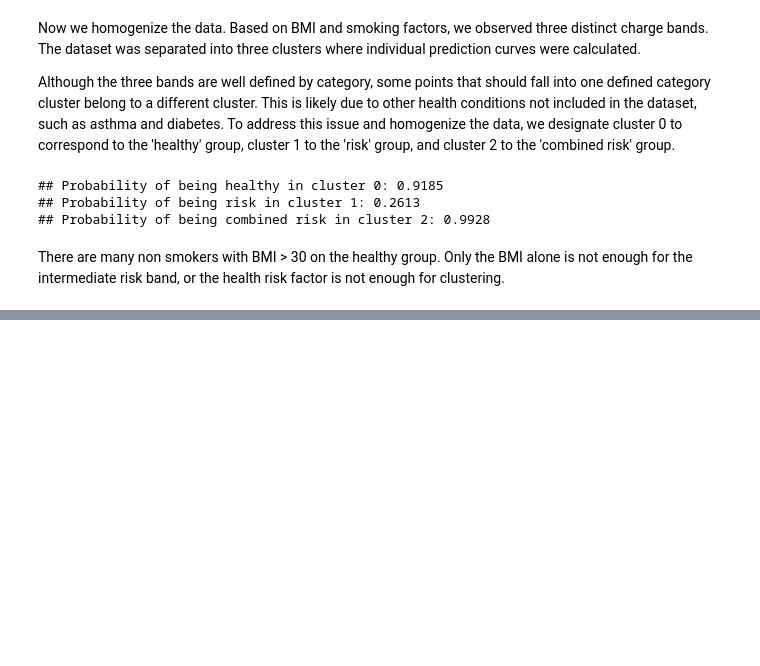
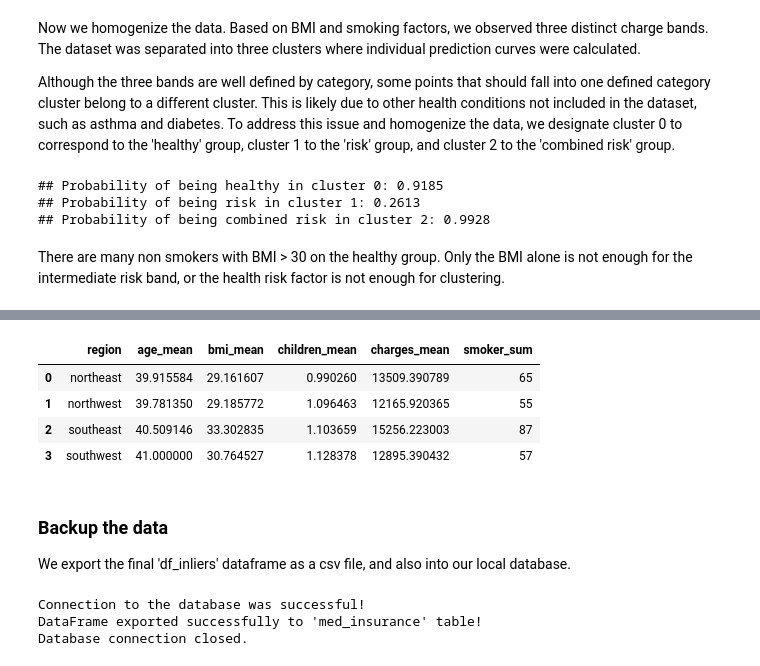
Before and after one commit to Somerillo/Hackathon2, a Jupyter notebook: hackaton2.ipynb, the cells around one changed output, grey strips where cells are left out. Drawn from its saved outputs; the diff is of its cells as text; code cells hidden in the pictures; blank space fills up the shorter version.

```diff
--- a/hackaton2.ipynb
+++ b/hackaton2.ipynb
@@ -728,0 +871,20 @@ There are many non smokers with BMI > 30 on the healthy group. Only the BMI alon
+# %%
+# we group by region and agg the data
+df_region_agg = df_inliers.groupby('region').agg({
+    'age': ['mean'],
+    'bmi': ['mean'],
+    'children': ['mean'],
+    'charges': ['mean'],
+    'smoker': ['sum']
+})
+
+# make it readable
+df_region_agg.columns = ['_'.join(col).strip() for col in df_region_agg.columns.values]
+df_region_agg = df_region_agg.reset_index()
+display(df_region_agg)
+# %% [output]
+|  | region | age_mean | bmi_mean | children_mean | charges_mean | smoker_sum |
+| 0 | northeast | 39.915584 | 29.161607 | 0.990260 | 13509.390789 | 65 |
+| 1 | northwest | 39.781350 | 29.185772 | 1.096463 | 12165.920365 | 55 |
+| 2 | southeast | 40.509146 | 33.302835 | 1.103659 | 15256.223003 | 87 |
+| 3 | southwest | 41.000000 | 30.764527 | 1.128378 | 12895.390432 | 57 |
@@ -729,3 +942,40 @@ There are many non smokers with BMI > 30 on the healthy group. Only the BMI alon
+# %% [markdown]
+### Backup the data
+
+We export the final 'df_inliers' dataframe as a csv file, and also into our local database.
+# %%
+# intto a CSV file
+df_inliers.to_csv('df_inliers.csv', index=False, encoding='utf-8')
+
+# connect to the postgresql database
+try:
+    connection = psycopg2.connect(
+        host=HOSTNAME,
+        port=PORT,
+        user=USERNAME,
+        password=PASSWORD,
+        database=DATABASE
+    )
+    print("Connection to the database was successful!")
+
+    # create an engine for exporting DataFrame
+    engine = create_engine(f'postgresql+psycopg2://{USERNAME}:{PASSWORD}@{HOSTNAME}:{PORT}/{DATABASE}')
+
+    # export df_inliers to the 'med_insurance' table in PostgreSQL
+    df_inliers.to_sql('med_insurance', con=engine, if_exists='replace', index=False)
+    print("DataFrame exported successfully to 'med_insurance' table!")
+
+except Exception as e:
+    print(f"Error connecting to the database: {e}")
+finally:
+    # Close the connection if it was opened
+    if 'connection' in locals() and connection is not None:
+        connection.close()
+        print("Database connection closed.")
+# %% [output]
+Connection to the database was successful!
+DataFrame exported successfully to 'med_insurance' table!
+Database connection closed.
 # %% [markdown]
 ---
 
```
Also changed, not shown: parts of 21 cells of this notebook, 2 other files.
